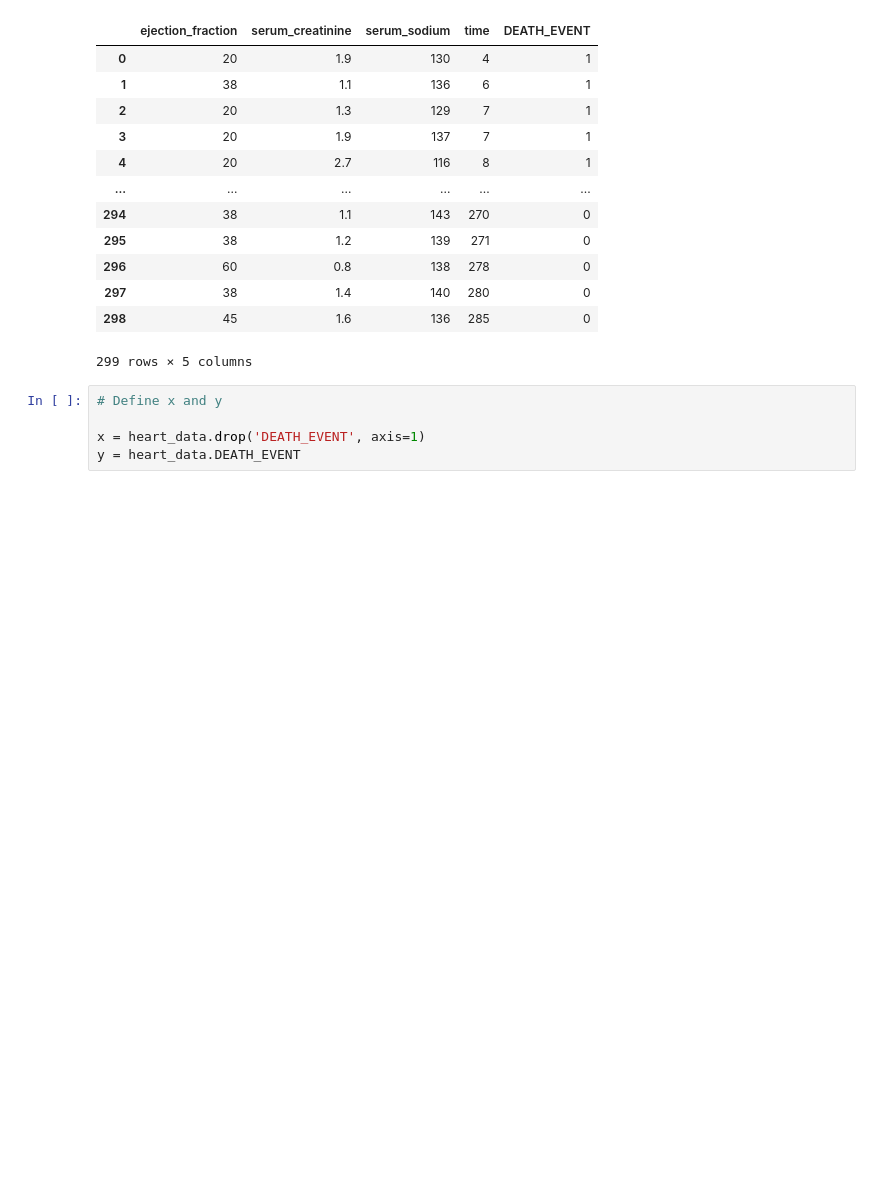
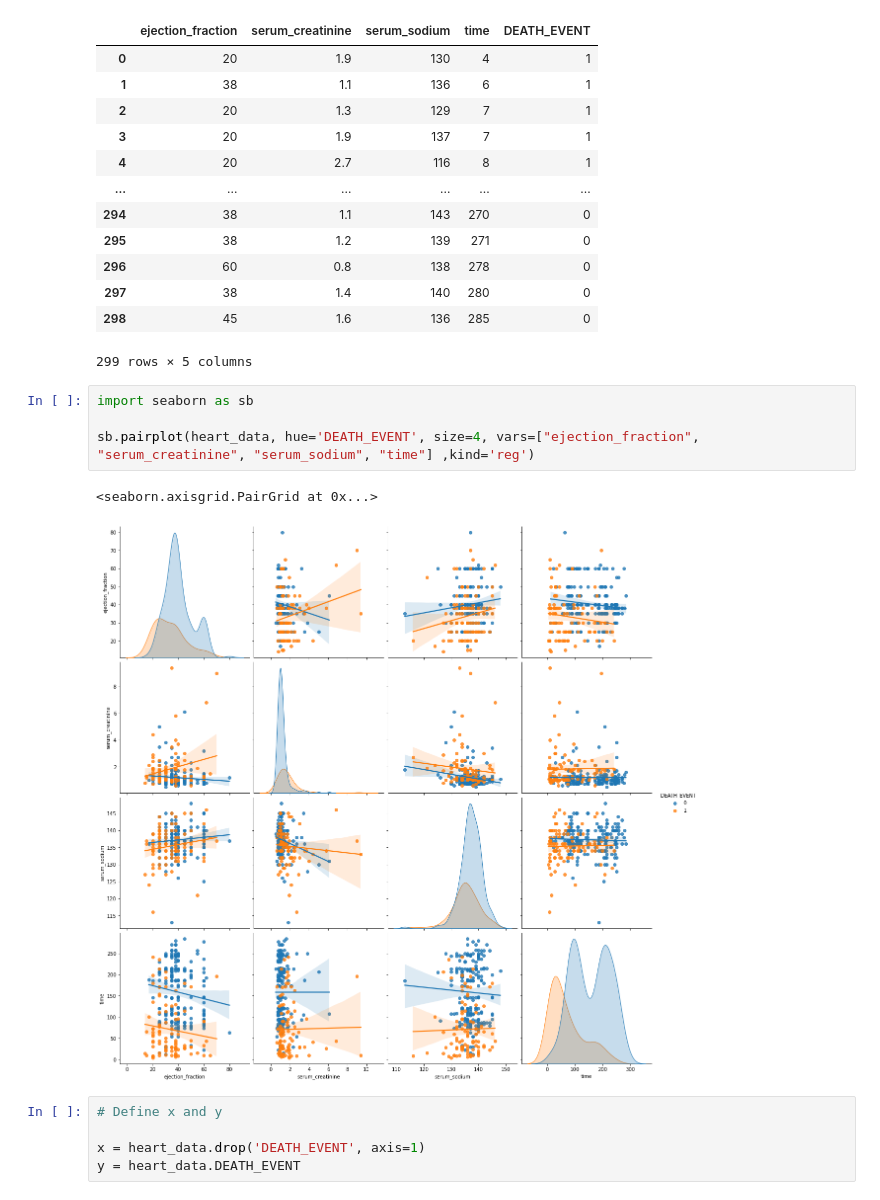
Before and after one commit to lsudupe/Heart-Failure-Prediction, a Jupyter notebook: Heart_failure.ipynb, the cells around one changed output. Saved outputs shown, nothing was run; the diff lists cells and outputs as text; blank space fills up the shorter version.

```diff
--- a/Heart_failure.ipynb
+++ b/Heart_failure.ipynb
@@ -95,6 +95,13 @@ heart_data
 | 297 | 38 | 1.4 | 140 | 280 | 0 |
 | 298 | 45 | 1.6 | 136 | 285 | 0 |
 299 rows × 5 columns
+# %%
+import seaborn as sb
+
+sb.pairplot(heart_data, hue='DEATH_EVENT', size=4, vars=["ejection_fraction", "serum_creatinine", "serum_sodium", "time"] ,kind='reg')
+# %% [output]
+<seaborn.axisgrid.PairGrid at 0x...>
+[figure, added]
 # %%
 # Define x and y
 
```
Also changed, not shown: parts of 2 cells of this notebook, 1 other file.
